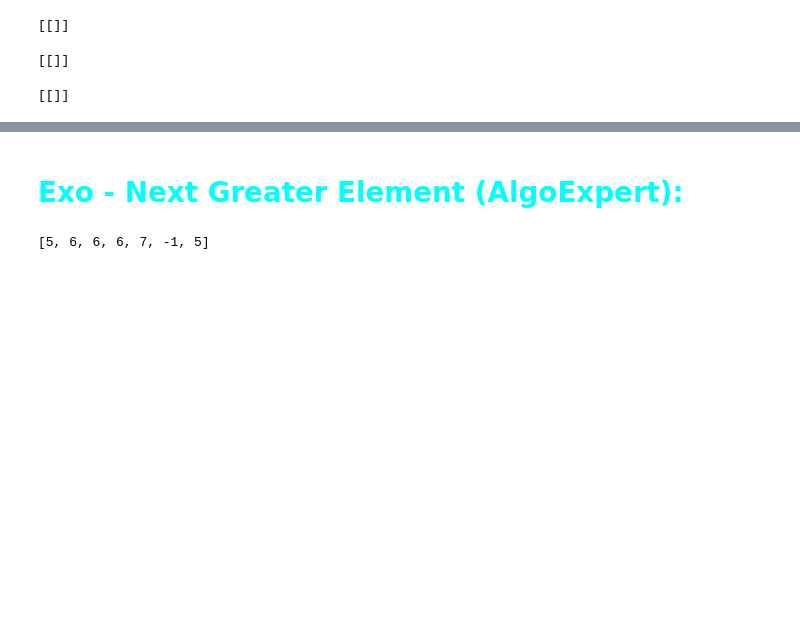
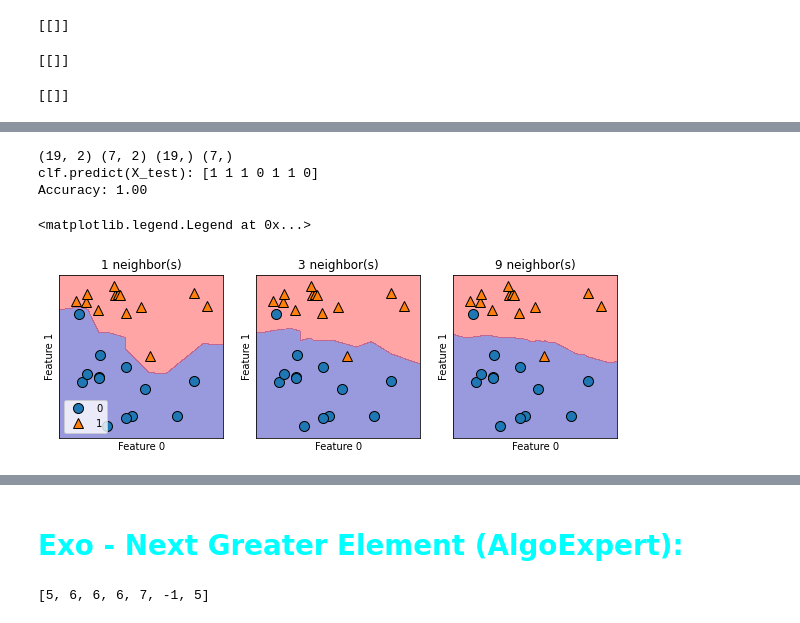
Before and after one commit to kcelia/Reminder, a Jupyter notebook: Maths_Algorithmics_MachineLearing/Algorithmics/AlgoExpert.ipynb, the cells around one changed output, grey strips where cells are left out. Cells and saved outputs as stored; diff of their text form; code cells hidden in the pictures; blank space fills up the shorter version.

```diff
--- a/Maths_Algorithmics_MachineLearing/Algorithmics/AlgoExpert.ipynb
+++ b/Maths_Algorithmics_MachineLearing/Algorithmics/AlgoExpert.ipynb
@@ -2902,0 +2937,33 @@ sparse_matrix_multiplication_V2(a, b)
+# %%
+import mglearn
+import matplotlib.pyplot as plt
+
+from sklearn.model_selection import train_test_split
+from sklearn.neighbors import KNeighborsClassifier
+
+X, y = mglearn.datasets.make_forge()
+
+X_train, X_test, y_train, y_test = train_test_split(X, y, random_state=32)
+print(X_train.shape, X_test.shape, y_train.shape, y_test.shape)
+
+clf = KNeighborsClassifier(n_neighbors=3)
+clf.fit(X_train, y_train)
+print(f"clf.predict(X_test): {clf.predict(X_test)}")
+print(f"Accuracy: {clf.score(X_test, y_test):.2f}")
+# %% [output]
+(19, 2) (7, 2) (19,) (7,)
+clf.predict(X_test): [1 1 1 0 1 1 0]
+Accuracy: 1.00
+# %%
+ig, axes = plt.subplots(1, 3, figsize=(10, 3))
+for n_neighbors, ax in zip([1, 3, 9], axes):
+    clf = KNeighborsClassifier(n_neighbors=n_neighbors).fit(X, y)
+    mglearn.plots.plot_2d_separator(clf, X, fill=True, eps=0.5, ax=ax, alpha=.4)
+    mglearn.discrete_scatter(X[:, 0], X[:, 1], y, ax=ax)
+    ax.set_title(f"{n_neighbors} neighbor(s)")
+    ax.set_xlabel("Feature 0")
+    ax.set_ylabel("Feature 1")
+axes[0].legend(loc=3)
+# %% [output]
+<matplotlib.legend.Legend at 0x...>
+[figure, added]
```
Also changed, not shown: parts of 36 cells of this notebook.
